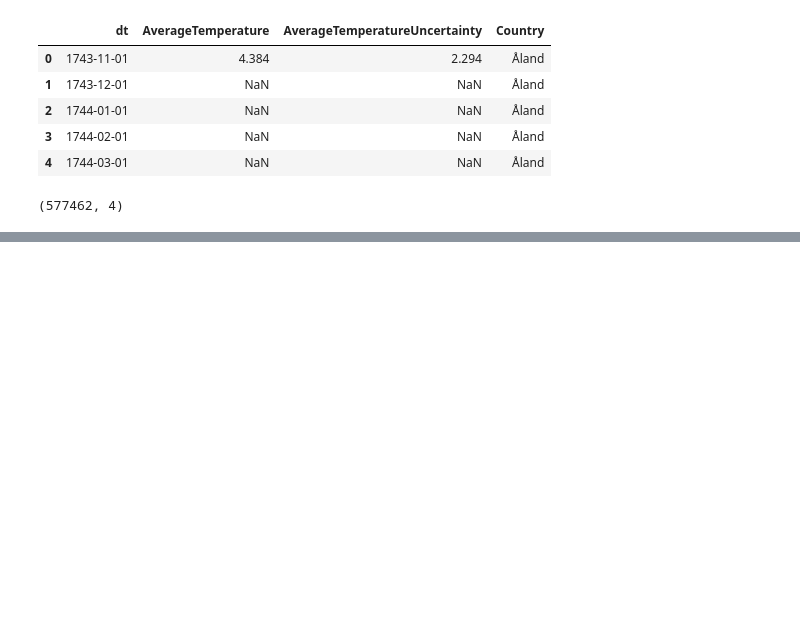
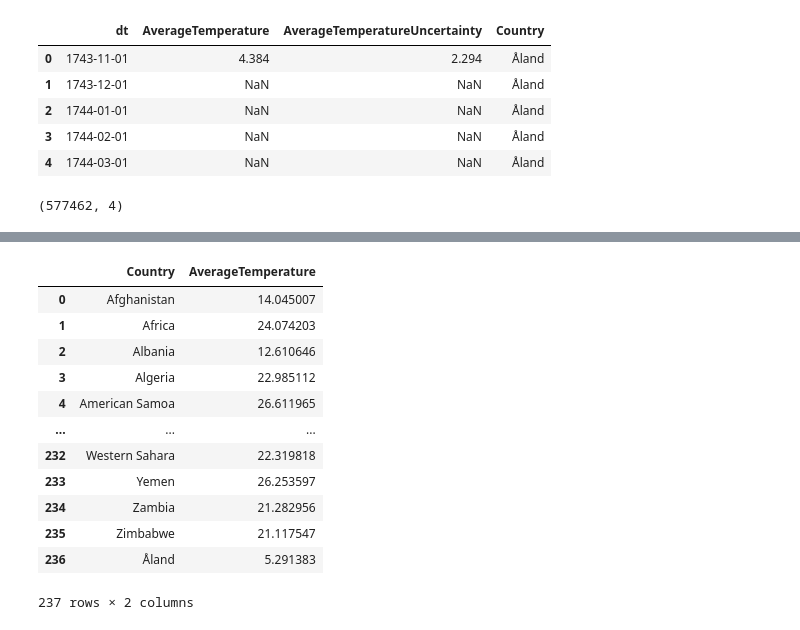
Before and after one commit to Meowmixforme/Geopandas-Test, a Jupyter notebook: Global_Warming.ipynb, the cells around one changed output, grey strips where cells are left out. Cells and saved outputs as stored; diff of their text form; code cells hidden in the pictures; blank space fills up the shorter version.

```diff
--- a/Global_Warming.ipynb
+++ b/Global_Warming.ipynb
@@ -27,0 +39,2 @@ global_temp_country.shape
+# %%
+global_temp_country.dropna(axis='index',how='any',subset=['AverageTemperature'],inplace=True)
@@ -27,0 +82,19 @@ global_temp_country.shape
+# %%
+global_temp_country['Country'].replace(dict,inplace=True)
+# %%
+avg_temp=global_temp_country.groupby(['Country'])['AverageTemperature'].mean().to_frame().reset_index()
+avg_temp
+# %% [output]
+|  | Country | AverageTemperature |
+| 0 | Afghanistan | 14.045007 |
+| 1 | Africa | 24.074203 |
+| 2 | Albania | 12.610646 |
+| 3 | Algeria | 22.985112 |
+| 4 | American Samoa | 26.611965 |
+| ... | ... | ... |
+| 232 | Western Sahara | 22.319818 |
+| 233 | Yemen | 26.253597 |
+| 234 | Zambia | 21.282956 |
+| 235 | Zimbabwe | 21.117547 |
+| 236 | Åland | 5.291383 |
+237 rows × 2 columns
```
Also changed, not shown: parts of 7 cells of this notebook.
